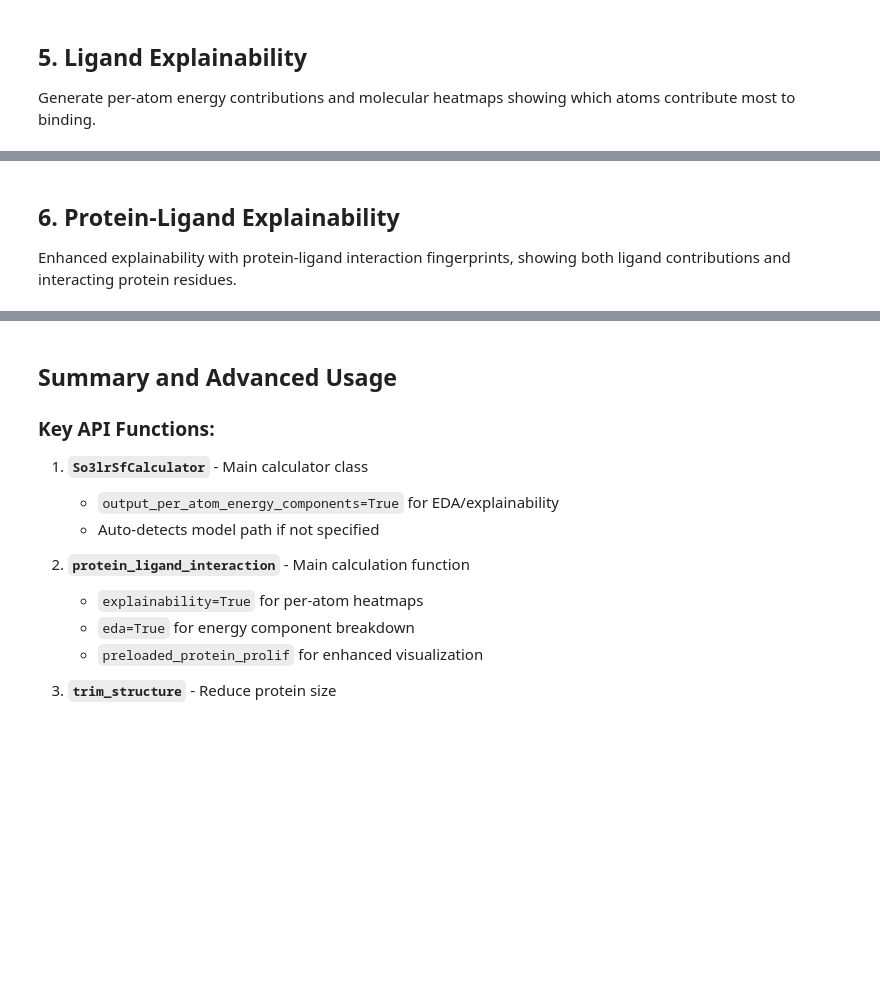
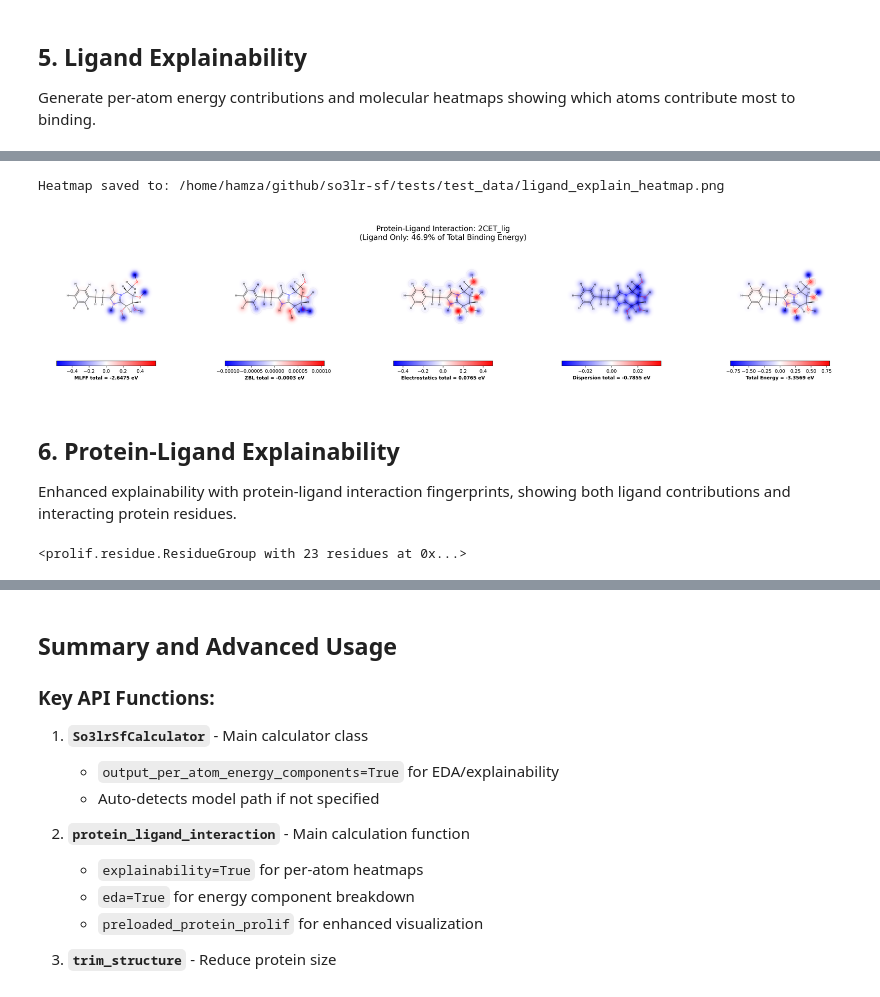
Before and after one commit to volkamerlab/so3lr-sf, a Jupyter notebook: SO3LRSF_examples.ipynb, the cells around one changed output, grey strips where cells are left out. Saved outputs shown, nothing was run; the diff lists cells and outputs as text; code cells hidden in the pictures; blank space fills up the shorter version.

Commit message:
update ligand explain in NB

```diff
--- a/SO3LRSF_examples.ipynb
+++ b/SO3LRSF_examples.ipynb
@@ -505,0 +381,20 @@ else:
+# %%
+# Calculate interaction energy with enhanced explainability
+interaction_energy, analysis = protein_ligand_interaction(
+    protein_path=protein_path_pdb,
+    ligand_path=ligand_path,
+    calc=eda_calc,
+    explainability=True,
+    heatmap_output="tests/test_data/ligand_explain_heatmap.png",
+    verbose=True
+)
+
+print(f"Heatmap saved to: {Path('tests/test_data/ligand_explain_heatmap.png').resolve()}")
+# load the heatmap image and display it
+img = plt.imread("tests/test_data/ligand_explain_heatmap.png")
+plt.figure(figsize=(8, 6), dpi=300)   # width=8in, height=6in
+plt.imshow(img)
+plt.axis('off')
+plt.tight_layout()
+plt.show()
+# %% [output]
@@ -506,7 +418,13 @@ else:
+Heatmap saved to: /home/hamza/github/so3lr-sf/tests/test_data/ligand_explain_heatmap.png
+[figure, added]
 # %% [markdown]
 ## 6. Protein-Ligand Explainability
 
 Enhanced explainability with protein-ligand interaction fingerprints, showing both ligand contributions and interacting protein residues.
+# %%
+preloaded_protein_prolif.residues
+# %% [output]
+<prolif.residue.ResidueGroup with 23 residues at 0x...>
 # %%
 print("\n=== PROTEIN-LIGAND EXPLAINABILITY ===")
 
```
Also changed, not shown: parts of 6 cells of this notebook.
